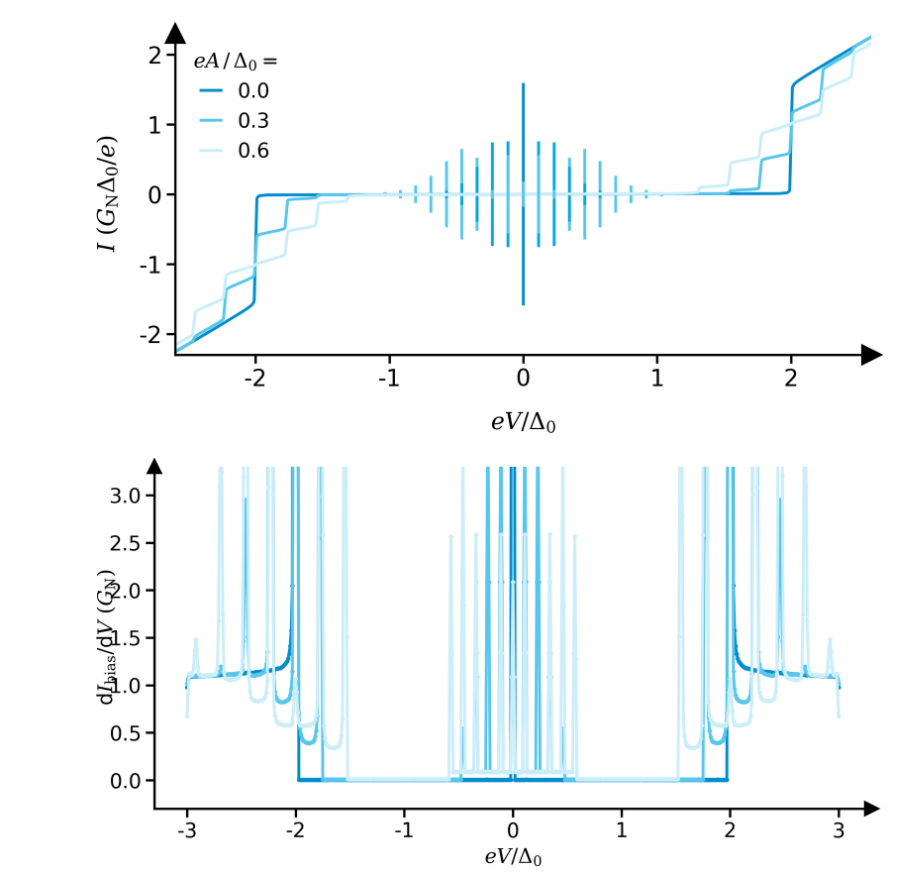
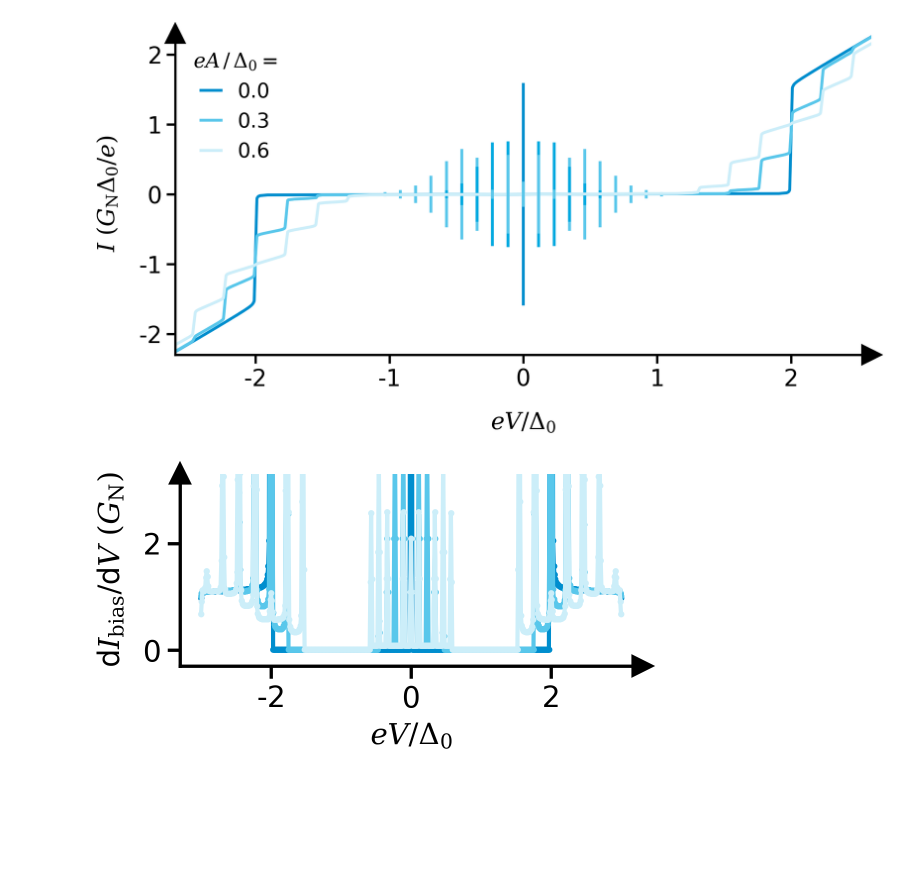
Before and after one commit to schmampf/dissertation, a Jupyter notebook: theory/macro/macro.ipynb, the cells around one changed output. Drawn from its saved outputs; the diff is of its cells as text; code cells hidden in the pictures; blank space fills up the shorter version.

```diff
--- a/theory/macro/macro.ipynb
+++ b/theory/macro/macro.ipynb
@@ -604,7 +604,7 @@ nu = nu_GHz * 1e9
 q = 2 * e
 
 alpha = (q * (A_mV * 1e-3)) / (h * nu)
-V_n = n * h * nu / q * 1e3 / Delta_0_meV
+V_n = n * h * nu / q * 1e3 / Delta_meV
 
 I_C = np.pi / 2
 I_SW_over = 0.2
@@ -627,7 +627,7 @@ I_PAT /= Delta_meV * G_0_muS
 # PAT (Current Bias)
 V_PAT = np.empty((I_bias.shape[0], A_mV.shape[0]), dtype=np.float64)
 for i, a_mV in enumerate(A_mV):
-    V_over, I_over = oversample(V_mV / Delta_0_meV, I_PAT[:, i], upsample=100)
+    V_over, I_over = oversample(V_mV / Delta_meV, I_PAT[:, i], upsample=100)
     V_PAT[:, i] = bin_y_over_x(I_over, V_over, I_bias)
 
 # Shapiro Heights
@@ -678,13 +678,13 @@ for i, a_mV in enumerate(A_mV):
         V_over[:, i],
         I_bias,
         "-",
-        color=seeblau[2 * i],
+        color=seeblau[2 * i % 5],
     )
 
 
 handles, labels = [], []
 for i, a_mV in enumerate(A_mV):
-    line_handle = Line2D([0], [0], color=seeblau[2 * i], linestyle="-")
+    line_handle = Line2D([0], [0], color=seeblau[2 * i % 5], linestyle="-")
     label = f"{A_mV[i]/Delta_meV:1.1f}"
     handles.append(line_handle)
     labels.append(label)
@@ -818,27 +818,27 @@ theory_layout(fig, ax, title, xlabel, ylabel, padding=(0.3, 0.3))
 # %% [output]
 [figure]
 # %%
-fig, ax = get_figure(figsize=(3.8, 2.0), subfigure=True)
+fig, ax = get_figure(figsize=(1.9, 1.0), subfigure=True)
 
 for i, a_mV in enumerate(A_mV):
-    v_over, i_over = oversample(V_over[:, i] * Delta_0_meV, I_bias, upsample=1000)
+    v_over, i_over = oversample(V_over[:, i] * Delta_meV, I_bias, upsample=1000)
     I_over = bin_y_over_x(v_over, i_over, V_mV)
-    didv_over = np.gradient(I_over, V_mV) * Delta_0_meV
+    didv_over = np.gradient(I_over, V_mV) * Delta_meV
     ax.plot(
-        V_mV / Delta_0_meV,
+        V_mV / Delta_meV,
         didv_over,
         ".-",
         color=seeblau[2 * i],
         ms=1,
     )
 
 # ax.set_xlim(-2.6, 2.6)
 ax.set_ylim(-0.3, 3.3)
 
 xlabel = "$eV/\\Delta_0$"
 ylabel = "d$I_\\mathrm{bias}/$d$V\\ (G_\\mathrm{N})$"
 title = None
 
 theory_layout(fig, ax, title, xlabel, ylabel)
 # %% [output]
-[figure, old version]
+[figure, new version]
```
Also changed, not shown: parts of 2 cells of this notebook, 4 other files.
